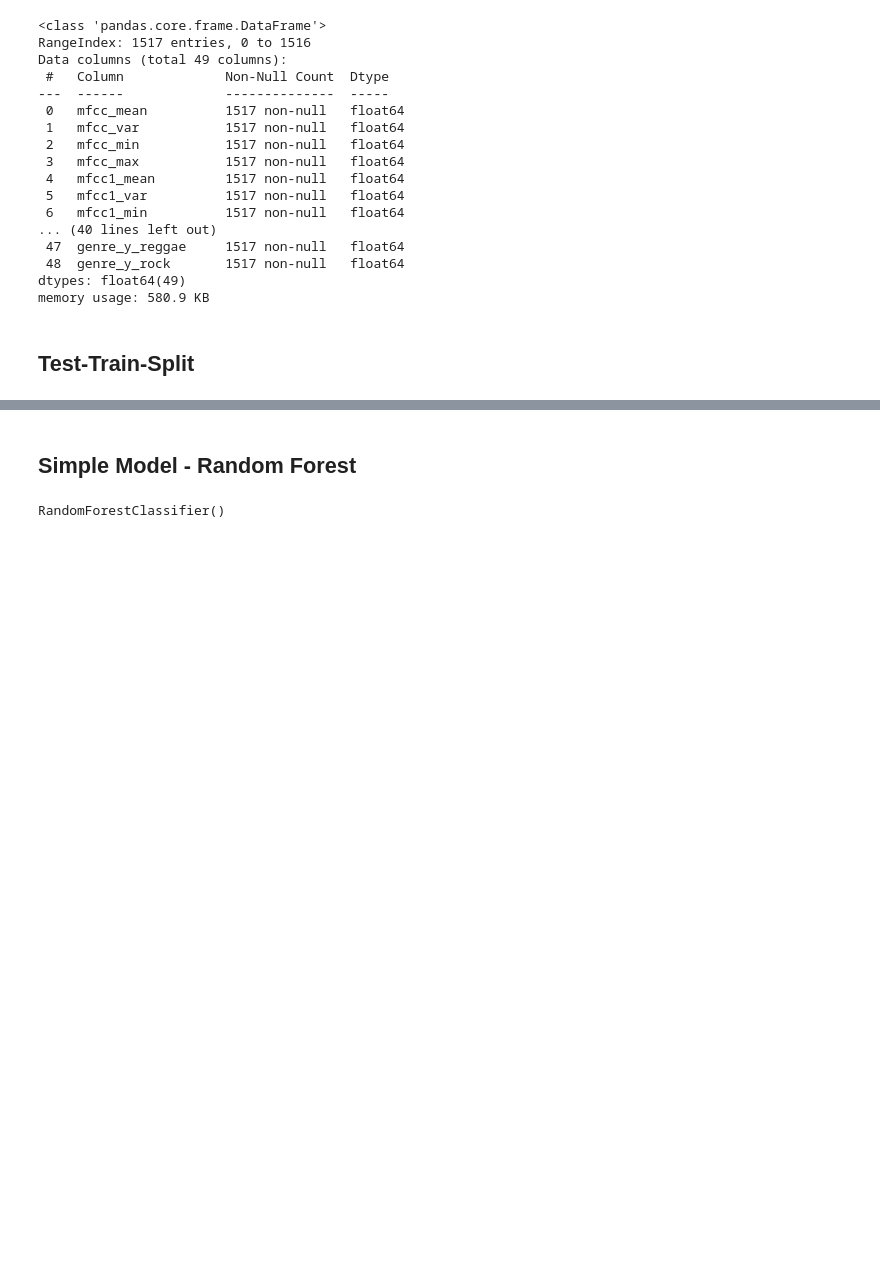
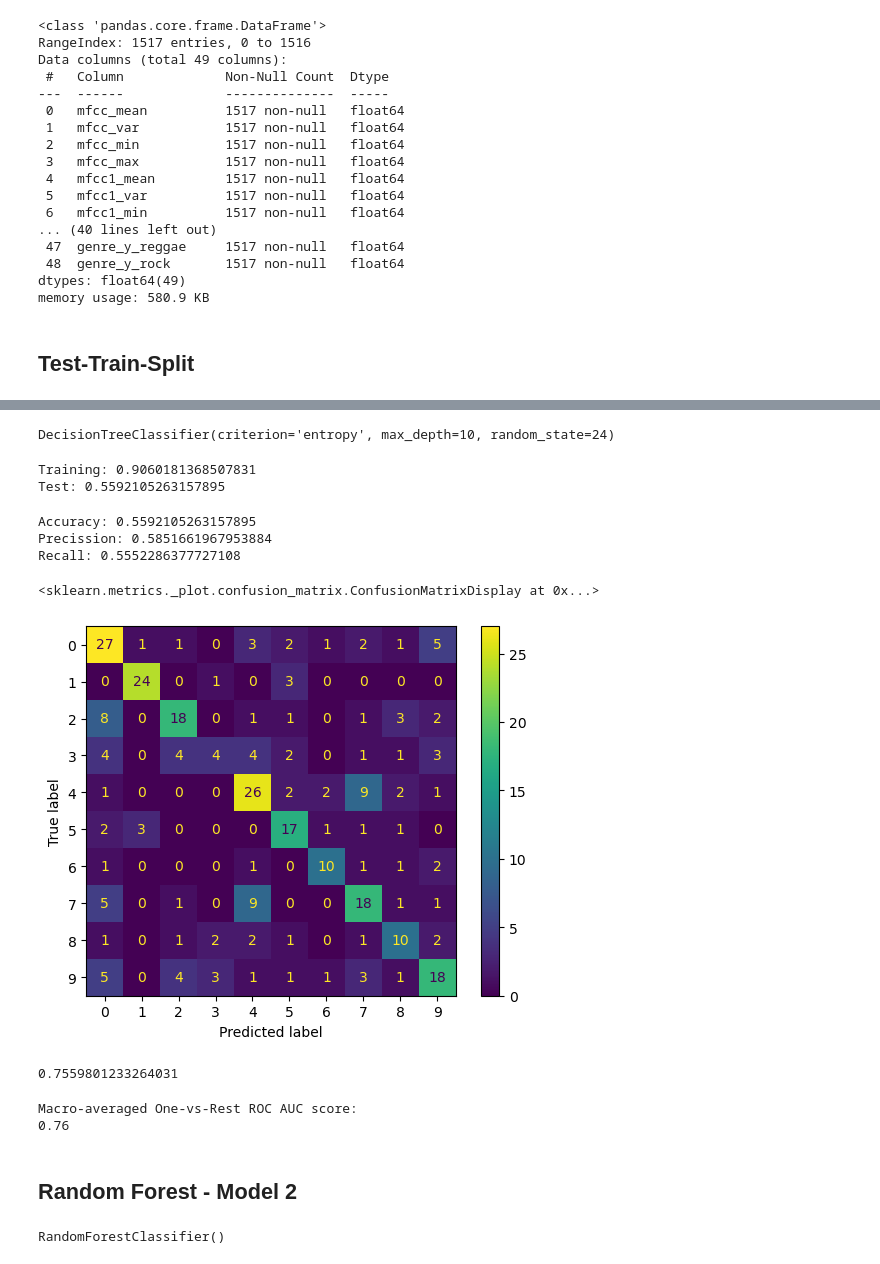
Before and after one commit to Kellyajara/Music_Classification, a Jupyter notebook: Models.ipynb, the cells around one changed output, grey strips where cells are left out. Cells and saved outputs as stored; diff of their text form; code cells hidden in the pictures; blank space fills up the shorter version.

Commit message:
updating model notebook

```diff
--- a/Models.ipynb
+++ b/Models.ipynb
@@ -222,5 +224,52 @@ X_test_scaled = scaler.transform(X_test)
+# %%
+dt = DecisionTreeClassifier(criterion = 'entropy', max_depth = 10, random_state = 24)
+dt.fit(X_train_scaled, y_train)
+# %% [output]
+DecisionTreeClassifier(criterion='entropy', max_depth=10, random_state=24)
+# %%
+print('Training:', dt.score(X_train_scaled, y_train))
+print('Test:', dt.score(X_test_scaled, y_test))
+# %% [output]
+Training: 0.9060181368507831
+Test: 0.5592105263157895
+# %%
+dt_preds = dt.predict(X_test_scaled)
+# %%
+accuracy = accuracy_score(y_test, dt_preds)
+print('Accuracy:',accuracy)
+precision = precision_score(y_test, dt_preds, average = 'macro')
+print('Precission:',precision)
+recall = recall_score(y_test, dt_preds, average = 'macro')
+print('Recall:',recall)
+# %% [output]
+Accuracy: 0.5592105263157895
+Precission: 0.5851661967953884
+Recall: 0.5552286377727108
+# %%
+dt_cm =confusion_matrix(y_test.values.argmax(axis=1),
+                        dt_preds.argmax(axis=1));
+ConfusionMatrixDisplay(dt_cm).plot()
+# %% [output]
+<sklearn.metrics._plot.confusion_matrix.ConfusionMatrixDisplay at 0x...>
+[figure, added]
+# %%
+roc_auc_score(y_test,dt_preds)
+# %% [output]
+0.7559801233264031
+# %%
+macro_roc_auc_ovr = roc_auc_score(
+    y_test,
+    dt_preds,
+    multi_class="ovr",
+    average="macro",
+)
+
+print(f"Macro-averaged One-vs-Rest ROC AUC score:\n{macro_roc_auc_ovr:.2f}")
+# %% [output]
+Macro-averaged One-vs-Rest ROC AUC score:
+0.76
 # %% [markdown]
-## Simple Model - Random Forest
+## Random Forest - Model 2
 # %%
 from sklearn.ensemble import RandomForestClassifier
 # %%
```
Also changed, not shown: parts of 24 cells of this notebook.
